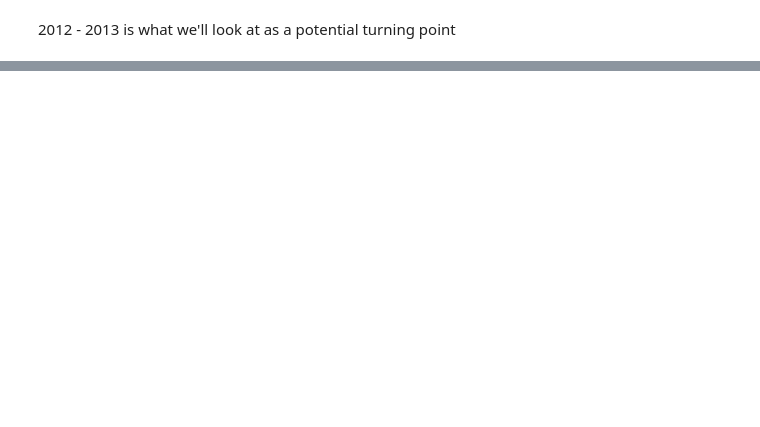
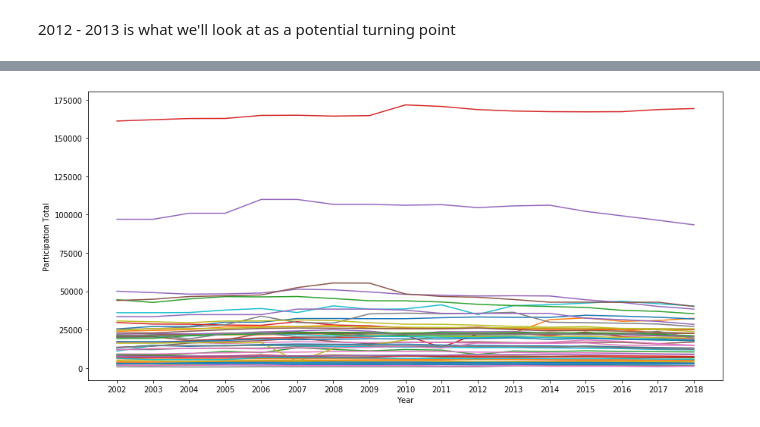
Before and after one commit to njpowers7915/hs_sports_analysis, a Jupyter notebook: Untitled.ipynb, the cells around one changed output, grey strips where cells are left out. Saved outputs shown, nothing was run; the diff lists cells and outputs as text; code cells hidden in the pictures; blank space fills up the shorter version.

Commit message:
Plotted year over year numbers for each state

```diff
--- a/Untitled.ipynb
+++ b/Untitled.ipynb
@@ -120,0 +117,16 @@ SyntaxError: invalid syntax (<ipython-input-1-969d43cb1336>, line 1)
+# %%
+import seaborn as sns
+#plt.plot(sport_dfs['Football'].loc['MI'], figsize=(5,5))
+
+fig = plt.figure(figsize=(15, 7))
+for state in list(sport_dfs['Football'].index):
+    x = list(sport_dfs['Football'].loc[state].keys())
+    y = list(sport_dfs['Football'].loc[state].values)
+    plt.plot(x, y, label=state)
+#plt.legend(loc='upper left')
+plt.xlabel("Year")
+plt.ylabel("Participation Total")
+plt.show()
+#sport_dfs['Football'].loc['MI'].values
+# %% [output]
+[figure, added]
```
Also changed, not shown: parts of 2 cells of this notebook.
